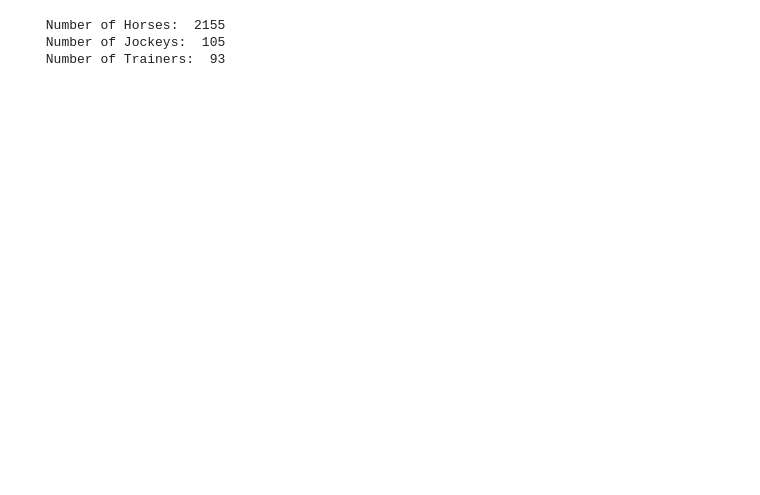
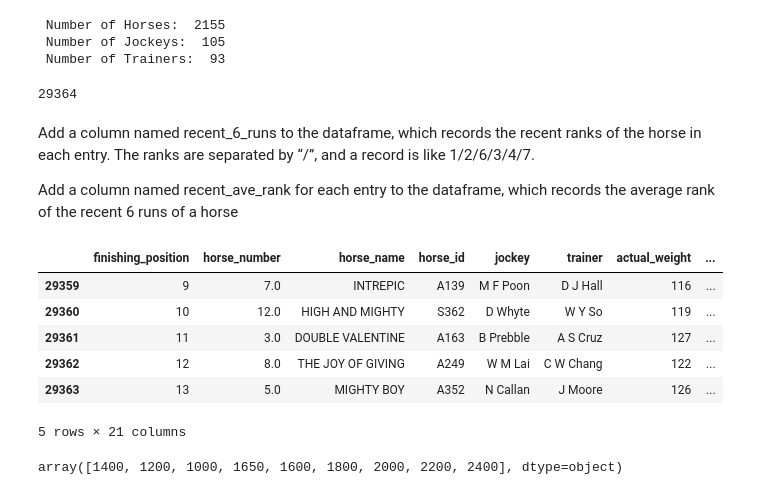
Before and after one commit to AyishaAmeer/Horse-Racing-Prediction, a Jupyter notebook: data_preprocessing.ipynb, the cells around one changed output. Cells and saved outputs as stored; diff of their text form; code cells hidden in the pictures; blank space fills up the shorter version.

```diff
--- a/data_preprocessing.ipynb
+++ b/data_preprocessing.ipynb
@@ -121,3 +131,42 @@ print(' Number of Horses: ', numhorse, '\n','Number of Jockeys: ',numJockey, '\n
  Number of Horses:  2155
  Number of Jockeys:  105
  Number of Trainers:  93
+# %%
+len(df_horse['finishing_position'])
+# %% [output]
+29364
+# %% [markdown]
+Add a column named recent_6_runs to the dataframe, which records the recent ranks of the horse in each entry.
+The ranks are separated by “/”, and a record is like 1/2/6/3/4/7.
+
+Add a column named recent_ave_rank for each entry to the dataframe,
+which records the average rank of the recent 6 runs of a horse
+# %%
+df_horse['recent_6_runs'] = '0'
+df_horse['recent_ave_rank'] = '7'
+
+for i in range(len(df_horse['finishing_position'])):
+
+   # temp will just give a list of all the finishing positions of that particular horse
+    temp = df_horse[ : (i + 1)][df_horse.horse_id == df_horse.horse_id[i]][['finishing_position']]
+
+   # we convert temp into a list, in reverse order, with the last race in front
+    temp = temp['finishing_position'].values.tolist()[::-1]
+
+   # we then take the first 6 elements of the list, and join them with a '/'
+    df_horse['recent_6_runs'][i]='/'.join(temp[:6])
+
+    if len(temp)!=0:
+        temp_int=map(int, temp)
+        temp_ave= np.mean(list(temp_int))
+        df_horse['recent_ave_rank']= temp_ave
+# %%
+df_horse.tail()
+# %% [output]
+|  | finishing_position | horse_number | horse_name | horse_id | jockey | trainer | actual_weight | ... |
+| 29359 | 9 | 7.0 | INTREPIC | A139 | M F Poon | D J Hall | 116 | ... |
+| 29360 | 10 | 12.0 | HIGH AND MIGHTY | S362 | D Whyte | W Y So | 119 | ... |
+| 29361 | 11 | 3.0 | DOUBLE VALENTINE | A163 | B Prebble | A S Cruz | 127 | ... |
+| 29362 | 12 | 8.0 | THE JOY OF GIVING | A249 | W M Lai | C W Chang | 122 | ... |
+| 29363 | 13 | 5.0 | MIGHTY BOY | A352 | N Callan | J Moore | 126 | ... |
+5 rows × 21 columns
@@ -123,0 +179,4 @@ print(' Number of Horses: ', numhorse, '\n','Number of Jockeys: ',numJockey, '\n
+# %%
+df_horse['race_distance'].unique()
+# %% [output]
+array([1400, 1200, 1000, 1650, 1600, 1800, 2000, 2200, 2400], dtype=object)
```
Also changed, not shown: parts of 16 cells of this notebook.
